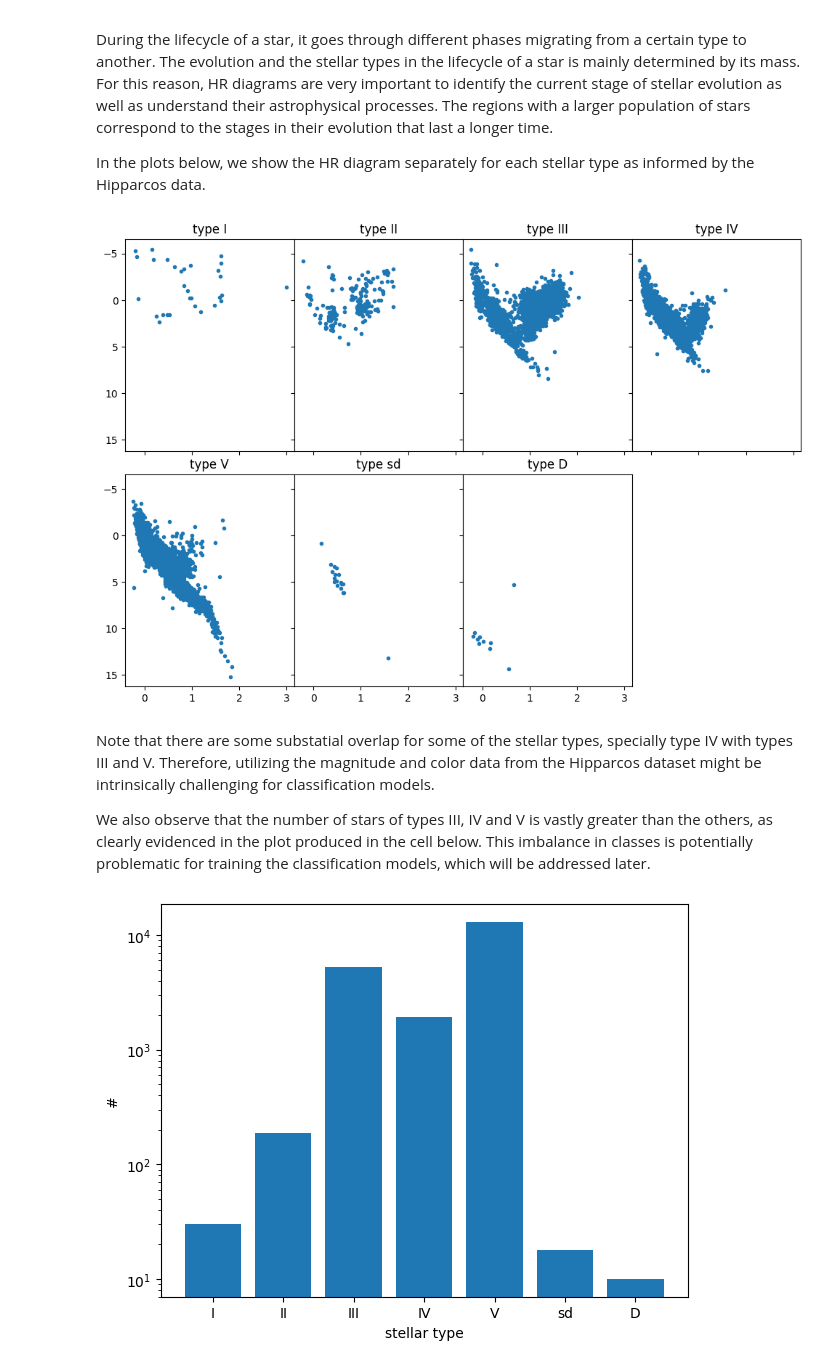
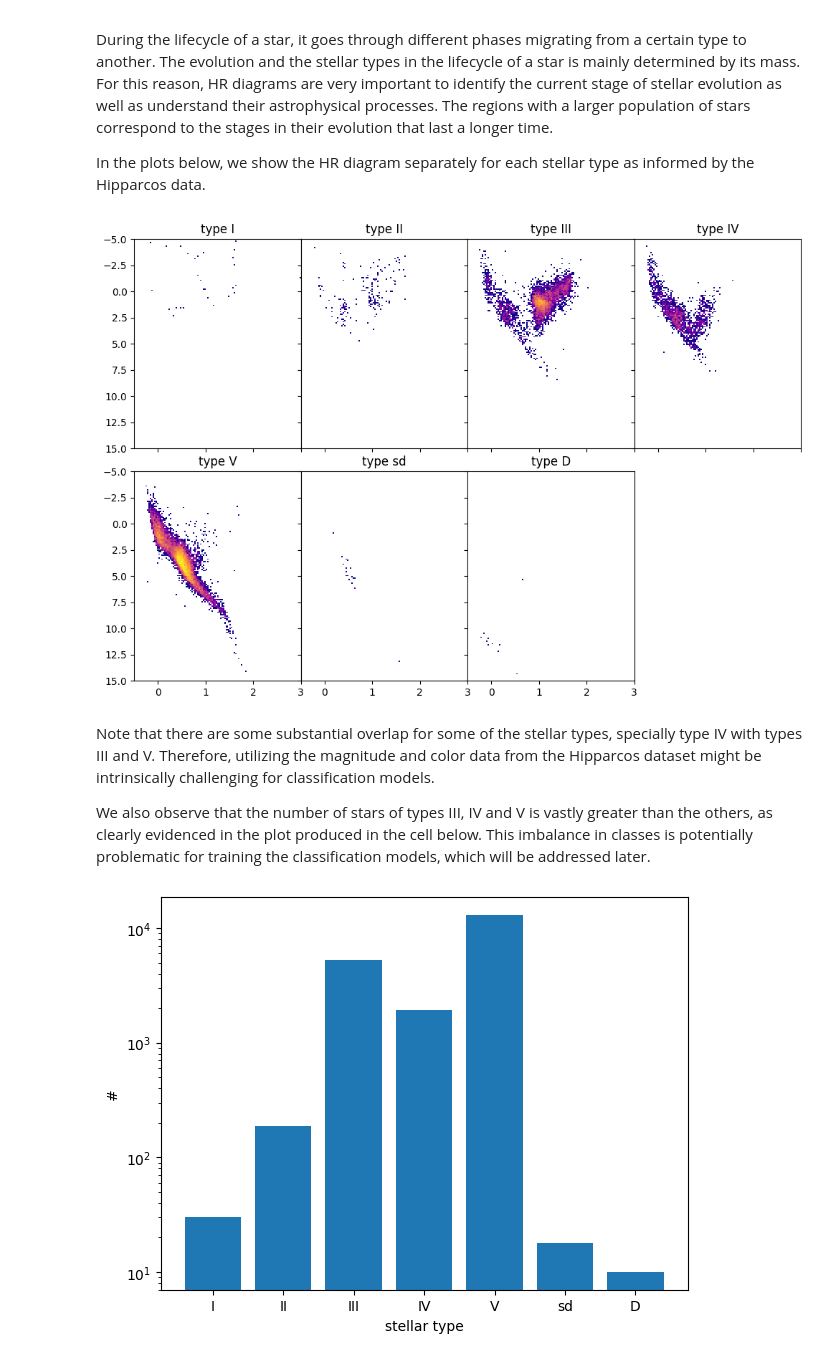
Before and after one commit to allanpayeras/portfolio, a Jupyter notebook: star_classification/stars.ipynb, the cells around one changed output. Cells and saved outputs as stored; diff of their text form; code cells hidden in the pictures.

```diff
--- a/star_classification/stars.ipynb
+++ b/star_classification/stars.ipynb
@@ -361,24 +368,34 @@ The regions with a larger population of stars correspond to the stages in their
 
 In the plots below, we show the HR diagram separately for each stellar type as informed by the Hipparcos data.
 # %%
+import matplotlib as mpl
+
 fig_types, ax_types = plt.subplots(2, 4, sharex=True, sharey=True, figsize=(4*3, 2*4), gridspec_kw={"wspace":0, "hspace":0.11})
 
 labels = ["I", "II", "III", "IV", "V", "sd", "D"]
+dy = 0.12
+dx = 0.03
+bins_x = int((x_lims[1] - x_lims[0]) / dx)
+bins_y = int((y_lims[1] - y_lims[0]) / dy)
+cmap = mpl.colormaps.get_cmap("plasma").copy()
+cmap.set_extremes(under="white", over="k")
 
 for t, axs in zip(range(8), ax_types.flat):
     if t == 7:
         axs.set_axis_off()
         break
     df_type = df_clean[df_clean["LumType"] == t]
-    axs.plot(df_type["B-V"], df_type["Abmag_hp"], ".")
+    _,_,_, cbar = axs.hist2d(df_type["B-V"], df_type["Abmag_hp"], bins=(bins_x, bins_y), range=[x_lims, y_lims], cmap=cmap, norm="log", vmin=1, vmax=80)
     axs.set_title(f"type {labels[t]}")
     axs.invert_yaxis()
 # %% [output]
-[figure, old version]
+[figure, new version]
 # %% [markdown]
-Note that there are some substatial overlap for some of the stellar types, specially type IV with types III and V. Therefore, utilizing the magnitude and color data from the Hipparcos dataset might be intrinsically challenging for classification models.
+Note that there are some substantial overlap for some of the stellar types, specially type IV with types III and V.
+Therefore, utilizing the magnitude and color data from the Hipparcos dataset might be intrinsically challenging for classification models.
 
-We also observe that the number of stars of types III, IV and V is vastly greater than the others, as clearly evidenced in the plot produced in the cell below. This imbalance in classes is potentially problematic for training the classification models, which will be addressed later.
+We also observe that the number of stars of types III, IV and V is vastly greater than the others, as clearly evidenced in the plot produced in the cell below.
+This imbalance in classes is potentially problematic for training the classification models, which will be addressed later.
 # %%
 fig_h, ax_h = plt.subplots(figsize=(1.7*4, 1.7*3))
 
```
Also changed, not shown: parts of 10 cells of this notebook, 4 other files.
